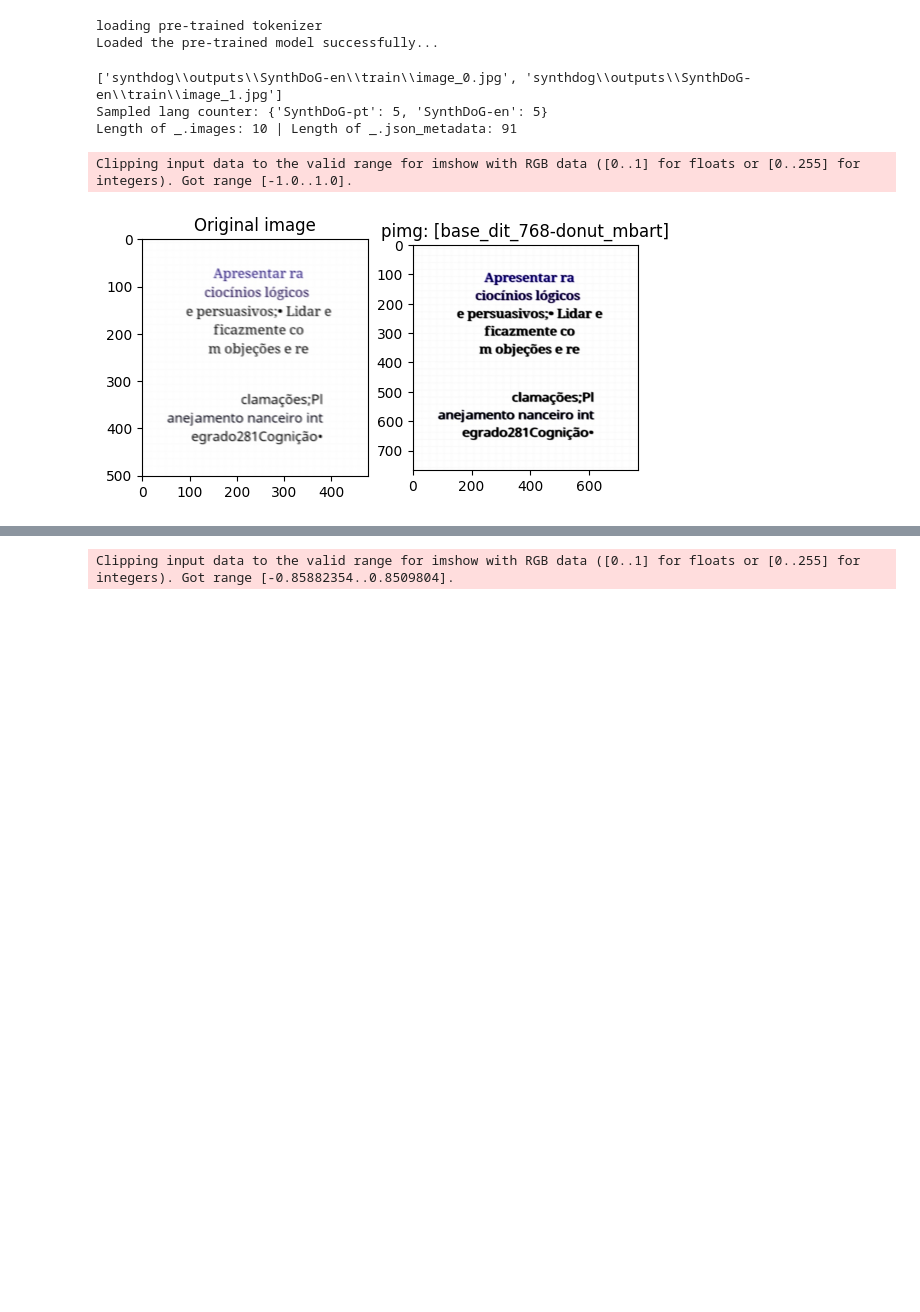
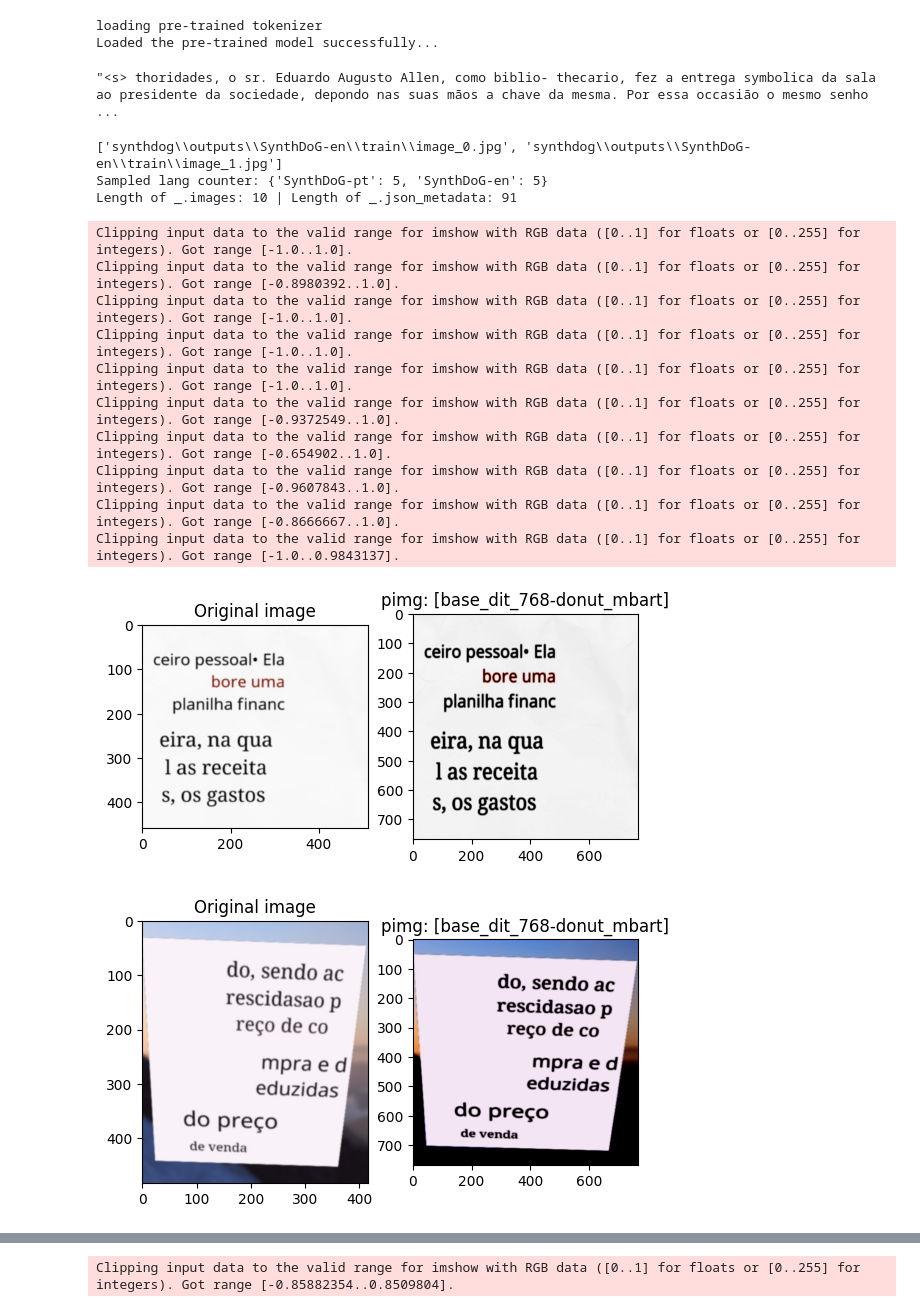
Before and after one commit to jaaabir/ocr, a Jupyter notebook: model_inference.ipynb, the cells around one changed output, grey strips where cells are left out. Saved outputs shown, nothing was run; the diff lists cells and outputs as text; code cells hidden in the pictures; blank space fills up the shorter version.

```diff
--- a/model_inference.ipynb
+++ b/model_inference.ipynb
@@ -61,12 +61,12 @@ models_and_tokens = [
     ),
     (
         VisionEncoderDecoderModel.from_pretrained("naver-clova-ix/donut-base").to('cuda'),
-        AutoProcessor.from_pretrained( "naver-clova-ix/donut-base"),
+        AutoProcessor.from_pretrained( "naver-clova-ix/donut-base", use_fast=True),
         None,
         "donut-base"
     ),
     (
-        load_pretrained_enc_dec_model('saved_models\mydit768_dbart\checkpoint-42000', None, None, lora_applied=False),
+        load_pretrained_enc_dec_model('saved_models\mydit768_dbart\checkpoint-56000', None, None, lora_applied=False),
         *load_pretrained_iprocessor_tokenizer('saved_models\mydit768_dbart'),
         'base_dit_768-donut_mbart(latest)'
     ),
@@ -79,3 +110,9 @@ Loaded the pre-trained model successfully...
+# %%
+tokenizer = models_and_tokens[0][-2]
+
+tokenizer.decode(tokenizer(t).input_ids)
+# %% [output]
+"<s> thoridades, o sr. Eduardo Augusto Allen, como biblio- thecario, fez a entrega symbolica da sala ao presidente da sociedade, depondo nas suas mãos a chave da mesma. Por essa occasião o mesmo senho ...
 # %%
 # image_processor, text_tokenizer = init_dit_dbart_models(load_model=False)
 # model = load_pretrained_enc_dec_model(pre_trained_ckpt_path, None, "naver-clova-ix/donut-base", lora_applied=False,
@@ -149,8 +195,19 @@ def predict_and_compare(tdataset, ind, P, TT, model, loaded_image=None, model_na
 # %%
-sample_ind = np.random.randint(0, len(tdataset))
-for _, image_processor, _, name in models_and_tokens[:1]:
-    plt.figure()
-    show_og_processed_image(tdataset, sample_ind, image_processor, ptitle=f'pimg: [{name}]')
+# sample_ind = np.random.randint(0, len(tdataset))
+for i in range(len(tdataset)):
+    for _, image_processor, _, name in models_and_tokens[:1]:
+        plt.figure()
+        show_og_processed_image(tdataset, i, image_processor, ptitle=f'pimg: [{name}]')
 # %% [output]
 Clipping input data to the valid range for imshow with RGB data ([0..1] for floats or [0..255] for integers). Got range [-1.0..1.0].
+Clipping input data to the valid range for imshow with RGB data ([0..1] for floats or [0..255] for integers). Got range [-0.8980392..1.0].
+Clipping input data to the valid range for imshow with RGB data ([0..1] for floats or [0..255] for integers). Got range [-1.0..1.0].
+Clipping input data to the valid range for imshow with RGB data ([0..1] for floats or [0..255] for integers). Got range [-1.0..1.0].
+Clipping input data to the valid range for imshow with RGB data ([0..1] for floats or [0..255] for integers). Got range [-1.0..1.0].
+Clipping input data to the valid range for imshow with RGB data ([0..1] for floats or [0..255] for integers). Got range [-0.9372549..1.0].
+Clipping input data to the valid range for imshow with RGB data ([0..1] for floats or [0..255] for integers). Got range [-0.654902..1.0].
+Clipping input data to the valid range for imshow with RGB data ([0..1] for floats or [0..255] for integers). Got range [-0.9607843..1.0].
+Clipping input data to the valid range for imshow with RGB data ([0..1] for floats or [0..255] for integers). Got range [-0.8666667..1.0].
+Clipping input data to the valid range for imshow with RGB data ([0..1] for floats or [0..255] for integers). Got range [-1.0..0.9843137].
-[figure, old version]
+[figure, new version]
+[figure, added]
```
Also changed, not shown: parts of 16 cells of this notebook, 7 other files.
